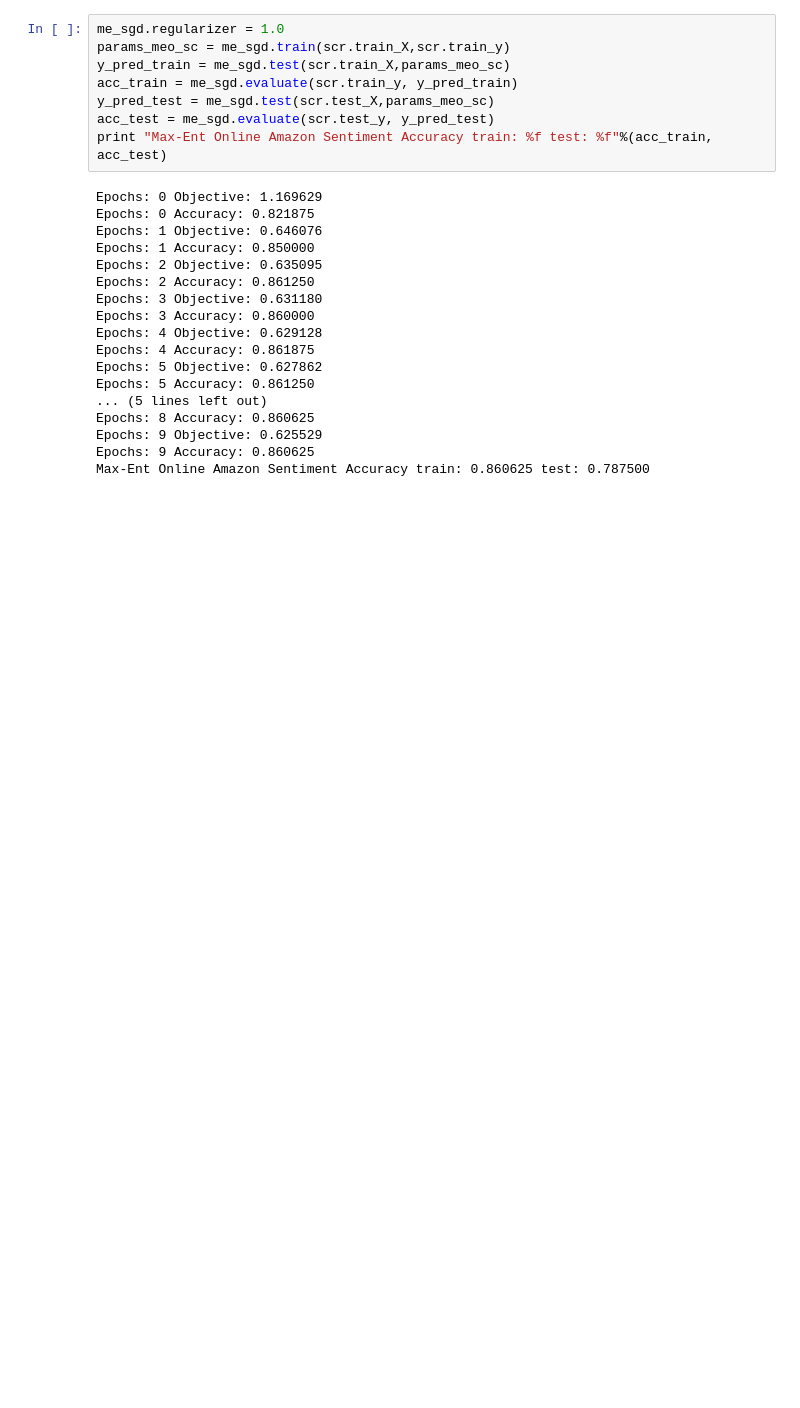
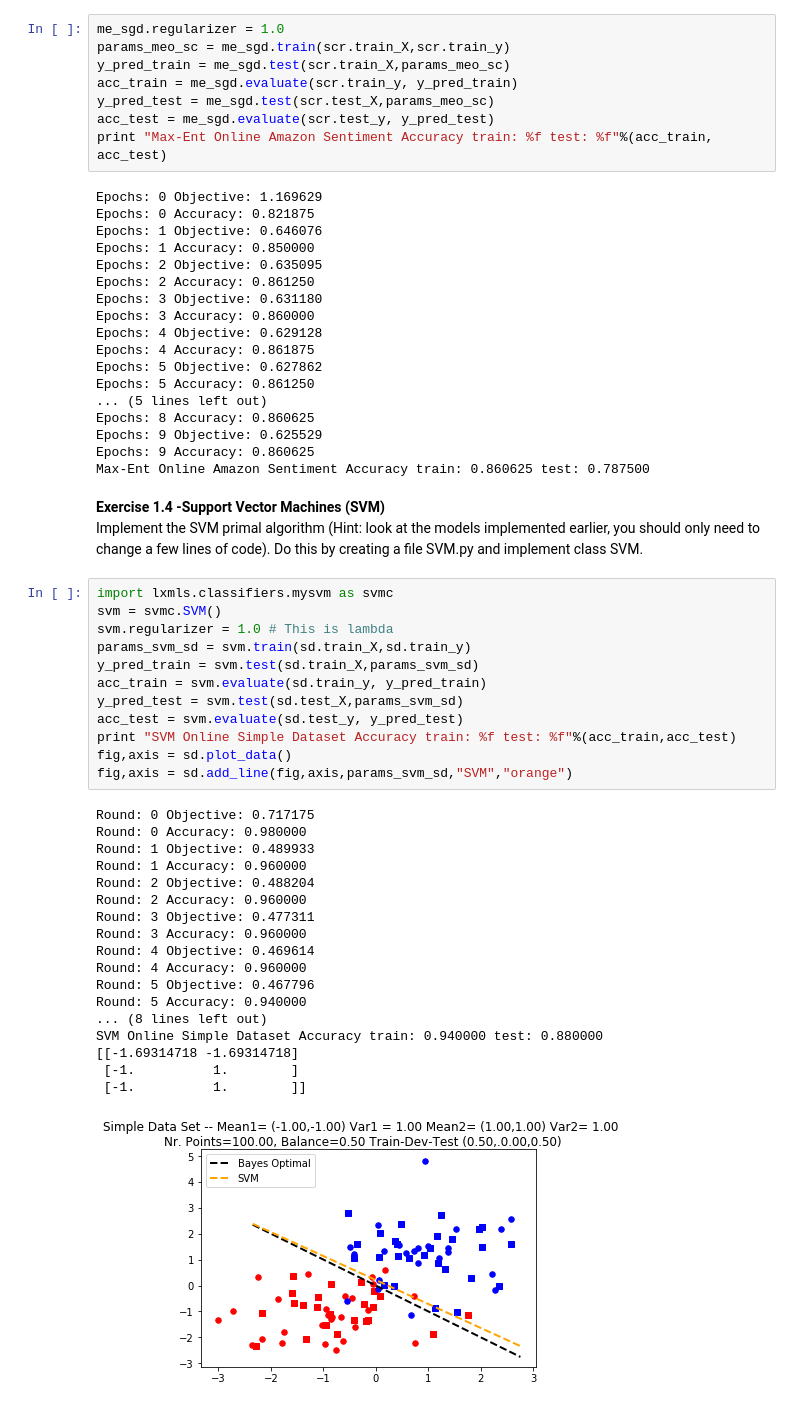
Before and after one commit to RitaRamo/lxmls_notebooks, a Jupyter notebook: Day 1.ipynb, the cells around one changed output. Saved outputs shown, nothing was run; the diff lists cells and outputs as text; blank space fills up the shorter version.

```diff
--- a/Day 1.ipynb
+++ b/Day 1.ipynb
@@ -346,3 +346,38 @@ Epochs: 8 Accuracy: 0.860625
 Epochs: 9 Objective: 0.625529
 Epochs: 9 Accuracy: 0.860625
 Max-Ent Online Amazon Sentiment Accuracy train: 0.860625 test: 0.787500
+# %% [markdown]
+<b> Exercise 1.4 -Support Vector Machines (SVM) </b>
+<br>
+Implement the SVM primal algorithm (Hint: look at the models implemented earlier, you should only need to change a few lines of code). Do this by creating a file SVM.py and implement class SVM.
+# %%
+import lxmls.classifiers.mysvm as svmc
+svm = svmc.SVM()
+svm.regularizer = 1.0 # This is lambda
+params_svm_sd = svm.train(sd.train_X,sd.train_y)
+y_pred_train = svm.test(sd.train_X,params_svm_sd)
+acc_train = svm.evaluate(sd.train_y, y_pred_train)
+y_pred_test = svm.test(sd.test_X,params_svm_sd)
+acc_test = svm.evaluate(sd.test_y, y_pred_test)
+print "SVM Online Simple Dataset Accuracy train: %f test: %f"%(acc_train,acc_test)
+fig,axis = sd.plot_data()
+fig,axis = sd.add_line(fig,axis,params_svm_sd,"SVM","orange")
+# %% [output]
+Round: 0 Objective: 0.717175
+Round: 0 Accuracy: 0.980000
+Round: 1 Objective: 0.489933
+Round: 1 Accuracy: 0.960000
+Round: 2 Objective: 0.488204
+Round: 2 Accuracy: 0.960000
+Round: 3 Objective: 0.477311
+Round: 3 Accuracy: 0.960000
+Round: 4 Objective: 0.469614
+Round: 4 Accuracy: 0.960000
+Round: 5 Objective: 0.467796
+Round: 5 Accuracy: 0.940000
+... (8 lines left out)
+SVM Online Simple Dataset Accuracy train: 0.940000 test: 0.880000
+[[-1.69314718 -1.69314718]
+ [-1.          1.        ]
+ [-1.          1.        ]]
+[figure, added]
```
Also changed, not shown: parts of 10 cells of this notebook.
